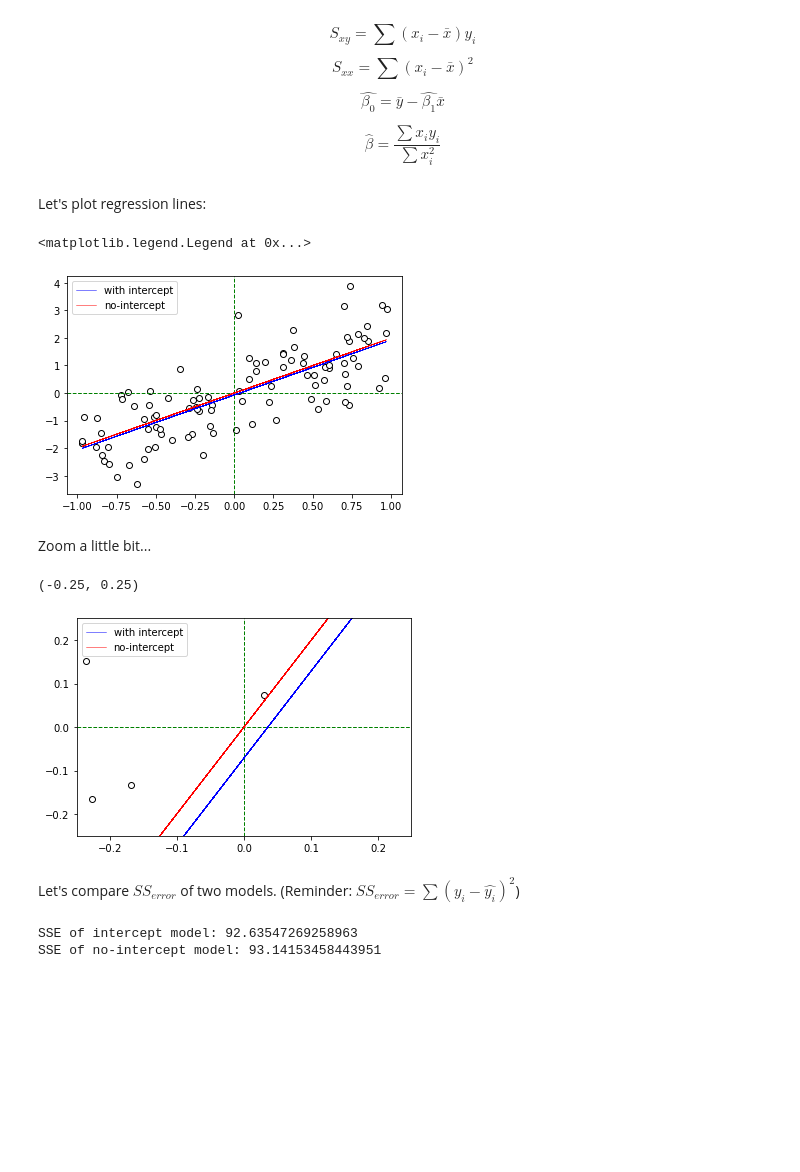
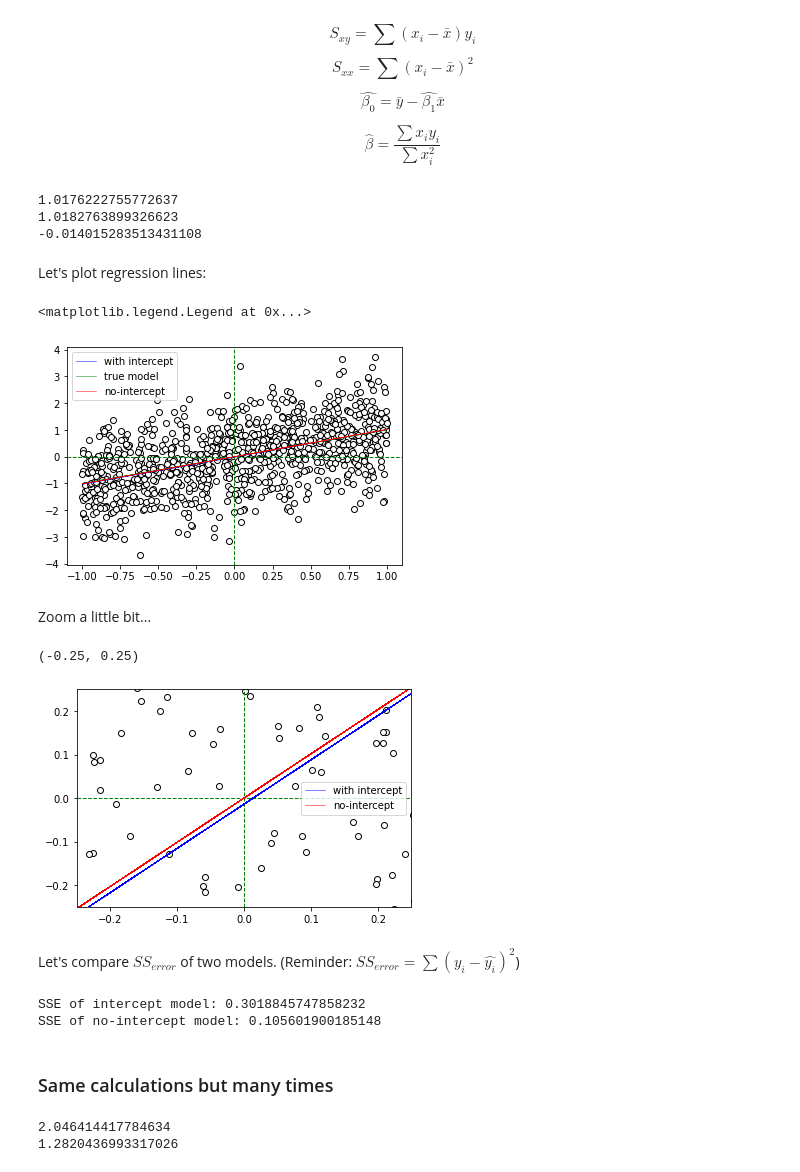
Before and after one commit to chedug/bsc, a Jupyter notebook: SSerror.ipynb, the cells around one changed output. Drawn from its saved outputs; the diff is of its cells as text; code cells hidden in the pictures; blank space fills up the shorter version.

```diff
--- a/SSerror.ipynb
+++ b/SSerror.ipynb
@@ -23,14 +21,16 @@ import numpy as np
 import matplotlib.pyplot as plt
 
 
-num_samples = 100  # number of sample points
+num_samples = 1000  # number of sample points
 
+#X = np.linspace(0, 1, num_samples) * 2 - 1
 X = np.random.rand(num_samples) * 2 - 1
 
-beta =  2 # true slope
+beta =  1 # true slope
+beta_0 = 0
 noise = np.random.randn(num_samples)  # standard normal noise term
 
-y = beta * X + noise
+y = beta * X + noise + beta_0
 
 
 plt.plot(X, beta * X, color='red', linewidth=1, label='True Linear Relationship')
@@ -80,22 +80,31 @@ beta_1_hat = Sxy/Sxx
 beta_0_hat = mean_y - beta_1_hat * mean_x
 
 beta_hat = np.sum(X*y)/np.sum(X**2)
+
+print(beta_hat)
+print(beta_1_hat)
+print(beta_0_hat)
+# %% [output]
+1.0176222755772637
+1.0182763899326623
+-0.014015283513431108
 # %% [markdown]
 Let's plot regression lines:
 # %%
 plt.scatter(X, y, color='white', edgecolor='black', marker='o')
 
 plt.axhline(0, color='green', linewidth=1, linestyle='--')
 plt.axvline(0, color='green', linewidth=1, linestyle='--')
 
 
 plt.plot(X, beta_1_hat * X + beta_0_hat, color='blue', linewidth=0.5, label='with intercept')
+plt.plot(X, beta * X + beta_0, color='green', linewidth=0.5, label='true model')
 plt.plot(X, beta_hat * X, color='red', linewidth=0.5, label='no-intercept')
 
 plt.legend()
 # %% [output]
 <matplotlib.legend.Legend at 0x...>
-[figure, old version]
+[figure, new version]
 # %% [markdown]
 Zoom a little bit...
 # %%
@@ -113,13 +122,16 @@ plt.xlim(-0.25, 0.25)
 plt.ylim(-0.25, 0.25)
 # %% [output]
 (-0.25, 0.25)
-[figure, old version]
+[figure, new version]
 # %% [markdown]
 Let's compare $SS_{error}$ of two models.
 (Reminder: $SS_{error} = \sum (y_i-\hat{y_i})^2$)
 # %%
 y_hat = beta_1_hat * X + beta_0_hat  # intercept model response variable
 y_hat_hat = beta_hat * X  # no-intercept response variable
+
+
+y = beta * X + beta_0
 
 SS_error_intercept = np.sum((y-y_hat)**2)
 SS_error_no_intercept = np.sum((y-y_hat_hat)**2)
@@ -127,5 +139,53 @@ SS_error_no_intercept = np.sum((y-y_hat_hat)**2)
 print(f"SSE of intercept model: {SS_error_intercept}")
 print(f"SSE of no-intercept model: {SS_error_no_intercept}")
 # %% [output]
-SSE of intercept model: 92.63547269258963
-SSE of no-intercept model: 93.14153458443951
+SSE of intercept model: 0.3018845747858232
+SSE of no-intercept model: 0.105601900185148
+# %% [markdown]
+### Same calculations but many times
+# %%
+SS_error_intercept_mean = 0
+SS_error_no_intercept_mean = 0
+
+
+for i in range(1000):
+    num_samples = 100
+
+    X = np.random.rand(num_samples) * 2 - 1
+
+    beta =  1 # true slope
+    beta_0 = 0.05
+    noise = np.random.randn(num_samples)  # standard normal noise term
+
+    y = beta * X + noise + beta_0
+
+    mean_x = np.average(X)
+    mean_y = np.average(y)
+
+    Sxx = np.sum((X-mean_x)**2)
+    Sxy = np.sum((X-mean_x)*y)
+
+
+    beta_1_hat = Sxy/Sxx
+    beta_0_hat = mean_y - beta_1_hat * mean_x
+
+    beta_hat = np.sum(X*y)/np.sum(X**2)
+
+
+    y_hat = beta_1_hat * X + beta_0_hat  # intercept model response variable
+    y_hat_hat = beta_hat * X  # no-intercept response variable
+
+
+    y = beta * X + beta_0
+
+    SS_error_intercept = np.sum((y-y_hat)**2)
+    SS_error_no_intercept = np.sum((y-y_hat_hat)**2)
+
+    SS_error_intercept_mean += SS_error_intercept
+    SS_error_no_intercept_mean += SS_error_no_intercept
+
+print(SS_error_intercept_mean/1000)
+print(SS_error_no_intercept_mean/1000)
+# %% [output]
+2.046414417784634
+1.2820436993317026
```
Also changed, not shown: parts of 2 cells of this notebook, 8 other files.
